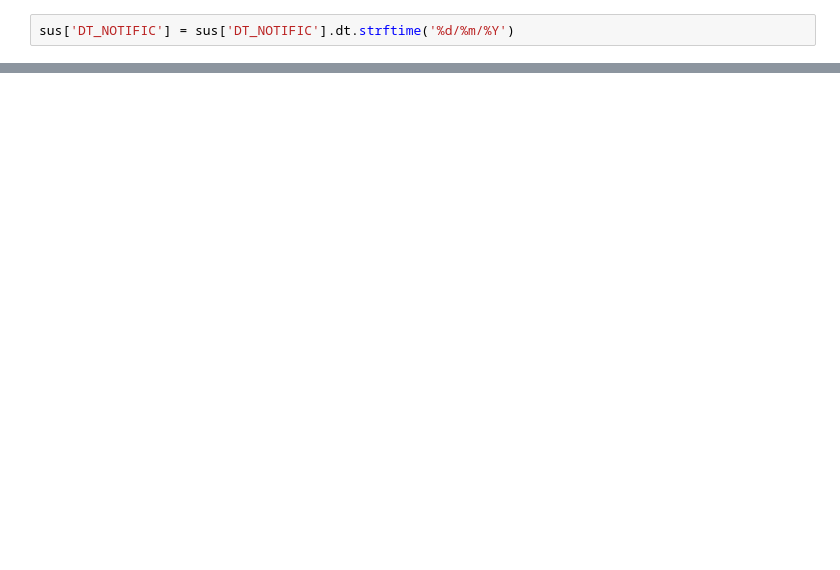
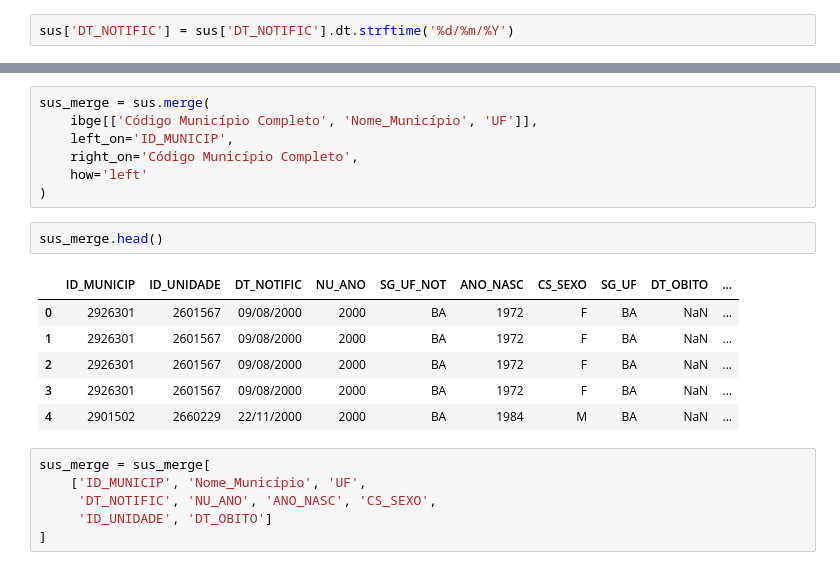
Before and after one commit to tidinho/Analisador-de-risco-de-leishmaniose, a Jupyter notebook: tratamento-1.ipynb, the cells around one changed output, grey strips where cells are left out. Cells and saved outputs as stored; diff of their text form; blank space fills up the shorter version.

```diff
--- a/tratamento-1.ipynb
+++ b/tratamento-1.ipynb
@@ -194,0 +202,22 @@ sus.head()
+# %%
+sus_merge = sus.merge(
+    ibge[['Código Município Completo', 'Nome_Município', 'UF']],
+    left_on='ID_MUNICIP',
+    right_on='Código Município Completo',
+    how='left'
+)
+# %%
+sus_merge.head()
+# %% [output]
+|  | ID_MUNICIP | ID_UNIDADE | DT_NOTIFIC | NU_ANO | SG_UF_NOT | ANO_NASC | CS_SEXO | SG_UF | DT_OBITO | ... |
+| 0 | 2926301 | 2601567 | 09/08/2000 | 2000 | BA | 1972 | F | BA | NaN | ... |
+| 1 | 2926301 | 2601567 | 09/08/2000 | 2000 | BA | 1972 | F | BA | NaN | ... |
+| 2 | 2926301 | 2601567 | 09/08/2000 | 2000 | BA | 1972 | F | BA | NaN | ... |
+| 3 | 2926301 | 2601567 | 09/08/2000 | 2000 | BA | 1972 | F | BA | NaN | ... |
+| 4 | 2901502 | 2660229 | 22/11/2000 | 2000 | BA | 1984 | M | BA | NaN | ... |
+# %%
+sus_merge = sus_merge[
+    ['ID_MUNICIP', 'Nome_Município', 'UF',
+     'DT_NOTIFIC', 'NU_ANO', 'ANO_NASC', 'CS_SEXO',
+     'ID_UNIDADE', 'DT_OBITO']
+]
```
Also changed, not shown: parts of 27 cells of this notebook, 1 other file.
